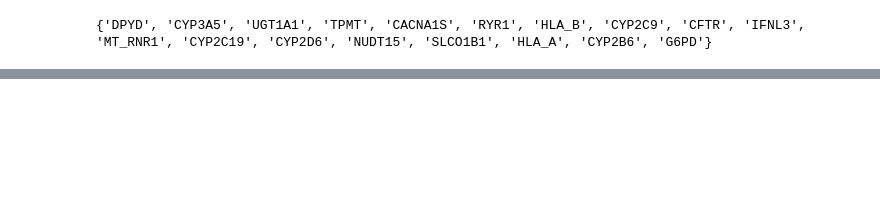
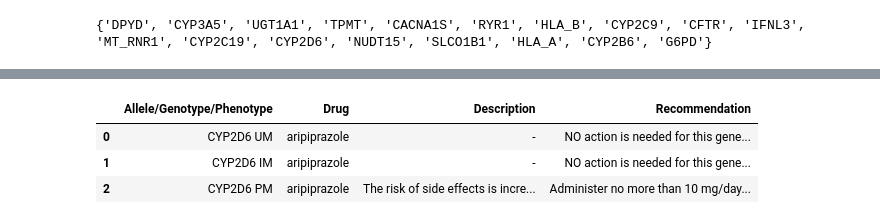
Before and after one commit to johncolezhang/pgkb_graph, a Jupyter notebook: pgkb_guideline_annotation_handling.ipynb, the cells around one changed output, grey strips where cells are left out. Drawn from its saved outputs; the diff is of its cells as text; code cells hidden in the pictures; blank space fills up the shorter version.

```diff
--- a/pgkb_guideline_annotation_handling.ipynb
+++ b/pgkb_guideline_annotation_handling.ipynb
@@ -101,0 +103,10 @@ df_guideline.assign(
+# %%
+soup = BeautifulSoup(html, "html.parser")
+# %%
+list_header = []
+header = soup.find_all("table")[0].find("tr")
+for items in header:
+    try:
+        list_header.append(items.get_text())
+    except:
+        continue
@@ -101,0 +117,12 @@ df_guideline.assign(
+# %%
+HTML_data = soup.find_all("table")[0].find_all("tr")[1:]
+data = []
+
+for element in HTML_data:
+    sub_data = []
+    for sub_element in element:
+        try:
+            sub_data.append(sub_element.get_text())
+        except:
+            continue
+    data.append(sub_data)
@@ -101,0 +144,7 @@ df_guideline.assign(
+# %%
+pd.DataFrame(data = data, columns = list_header)
+# %% [output]
+|  | Allele/Genotype/Phenotype | Drug | Description | Recommendation |
+| 0 | CYP2D6 UM | aripiprazole | - | NO action is needed for this gene... |
+| 1 | CYP2D6 IM | aripiprazole | - | NO action is needed for this gene... |
+| 2 | CYP2D6 PM | aripiprazole | The risk of side effects is incre... | Administer no more than 10 mg/day... |
```
Also changed, not shown: parts of 13 cells of this notebook, 4 other files.
